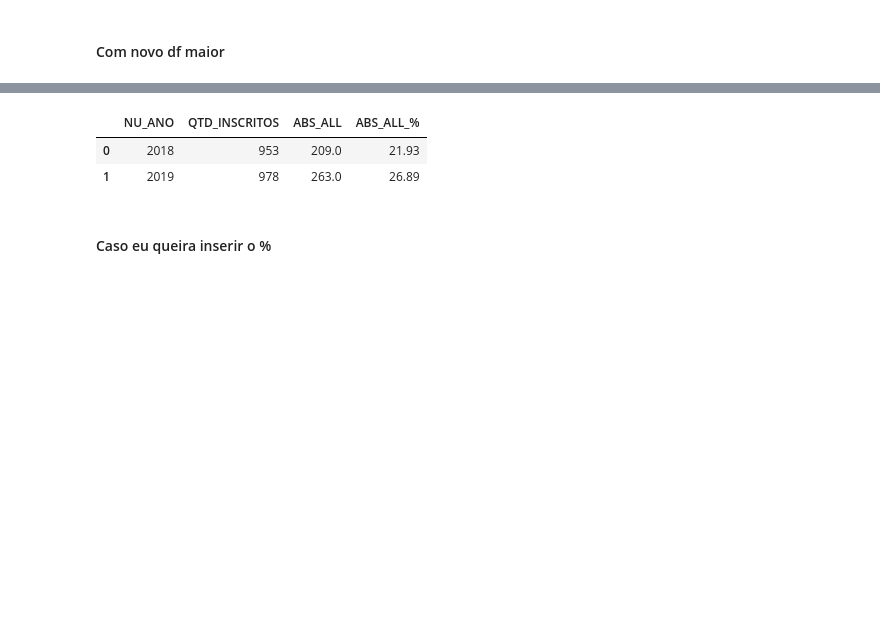
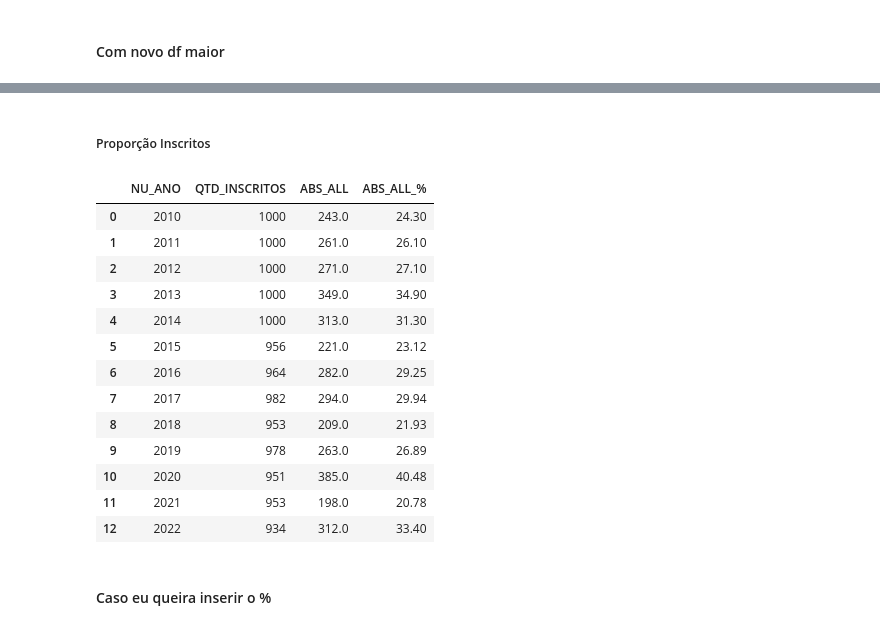
Before and after one commit to Bruno-Santana-Eco/Analise-de-Dados-ENEM, a Jupyter notebook: DataPrep1.ipynb, the cells around one changed output, grey strips where cells are left out. Drawn from its saved outputs; the diff is of its cells as text; code cells hidden in the pictures; blank space fills up the shorter version.

```diff
--- a/DataPrep1.ipynb
+++ b/DataPrep1.ipynb
@@ -154,10 +179,23 @@ geral.head()
+# %% [markdown]
+##### Proporção Inscritos
 # %%
 geral['ABS_ALL_%'] = ((geral['ABS_ALL'] / geral['QTD_INSCRITOS'])*100).round(2)
-geral.head()
+geral.head(13)
 # %% [output]
 |  | NU_ANO | QTD_INSCRITOS | ABS_ALL | ABS_ALL_% |
-| 0 | 2018 | 953 | 209.0 | 21.93 |
-| 1 | 2019 | 978 | 263.0 | 26.89 |
+| 0 | 2010 | 1000 | 243.0 | 24.30 |
+| 1 | 2011 | 1000 | 261.0 | 26.10 |
+| 2 | 2012 | 1000 | 271.0 | 27.10 |
+| 3 | 2013 | 1000 | 349.0 | 34.90 |
+| 4 | 2014 | 1000 | 313.0 | 31.30 |
+| 5 | 2015 | 956 | 221.0 | 23.12 |
+| 6 | 2016 | 964 | 282.0 | 29.25 |
+| 7 | 2017 | 982 | 294.0 | 29.94 |
+| 8 | 2018 | 953 | 209.0 | 21.93 |
+| 9 | 2019 | 978 | 263.0 | 26.89 |
+| 10 | 2020 | 951 | 385.0 | 40.48 |
+| 11 | 2021 | 953 | 198.0 | 20.78 |
+| 12 | 2022 | 934 | 312.0 | 33.40 |
 # %% [markdown]
 #### Caso eu queira inserir o %
 # %%
```
Also changed, not shown: parts of 16 cells of this notebook, 3 other files.
